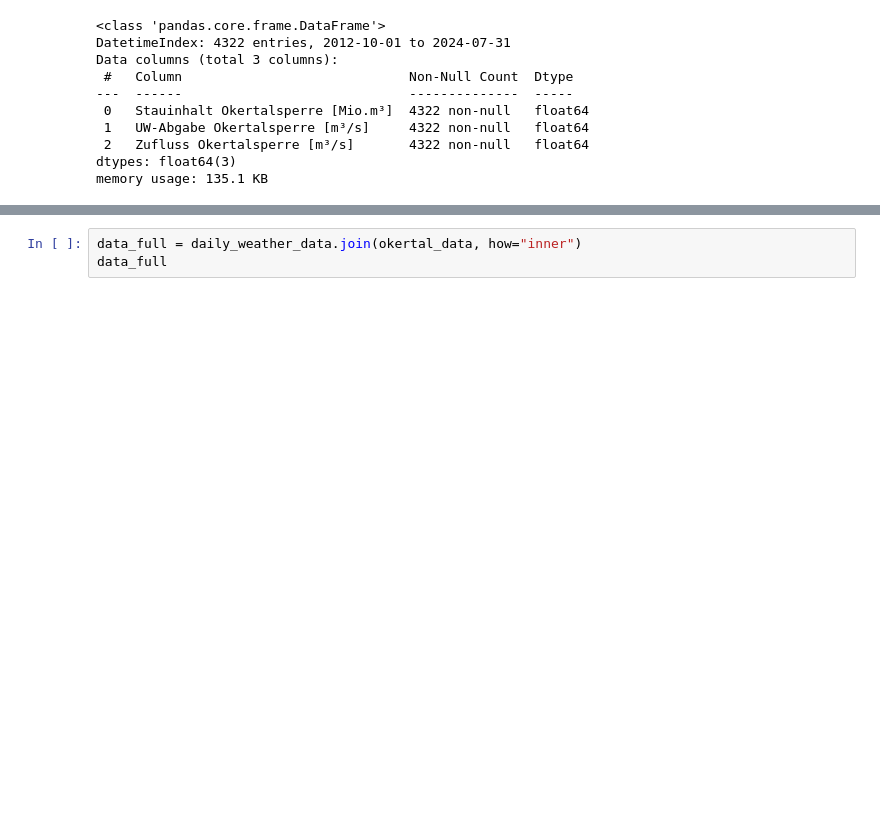
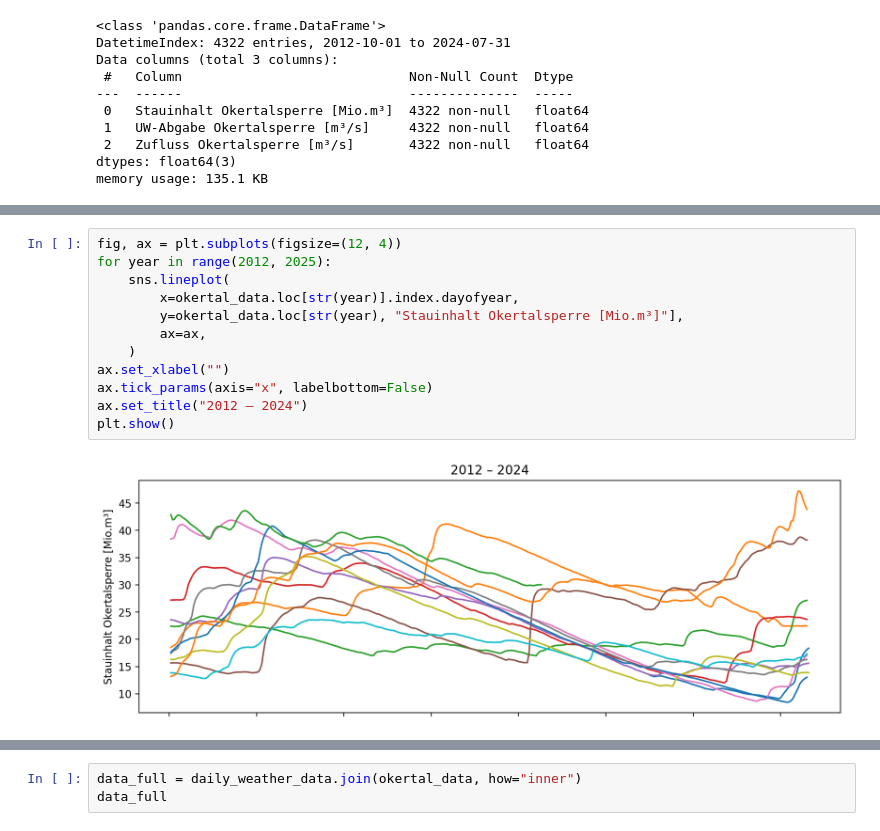
Before and after one commit to AquaStream/waterlevels_oker, a Jupyter notebook: notebooks/EDA/ED_Tim_okertalsperre.ipynb, the cells around one changed output, grey strips where cells are left out. Drawn from its saved outputs; the diff is of its cells as text; blank space fills up the shorter version.

```diff
--- a/notebooks/EDA/ED_Tim_okertalsperre.ipynb
+++ b/notebooks/EDA/ED_Tim_okertalsperre.ipynb
@@ -57,0 +70,14 @@ memory usage: 135.1 KB
+# %%
+fig, ax = plt.subplots(figsize=(12, 4))
+for year in range(2012, 2025):
+	sns.lineplot(
+		x=okertal_data.loc[str(year)].index.dayofyear,
+		y=okertal_data.loc[str(year), "Stauinhalt Okertalsperre [Mio.m³]"],
+		ax=ax,
+	)
+ax.set_xlabel("")
+ax.tick_params(axis="x", labelbottom=False)
+ax.set_title("2012 – 2024")
+plt.show()
+# %% [output]
+[figure, added]
```
Also changed, not shown: parts of 3 cells of this notebook.
